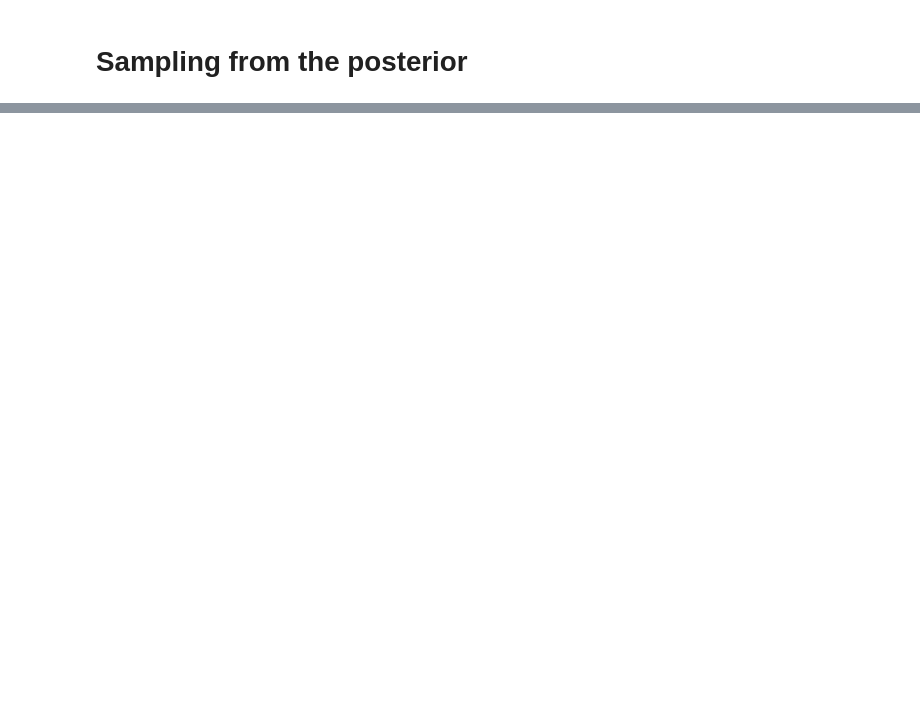
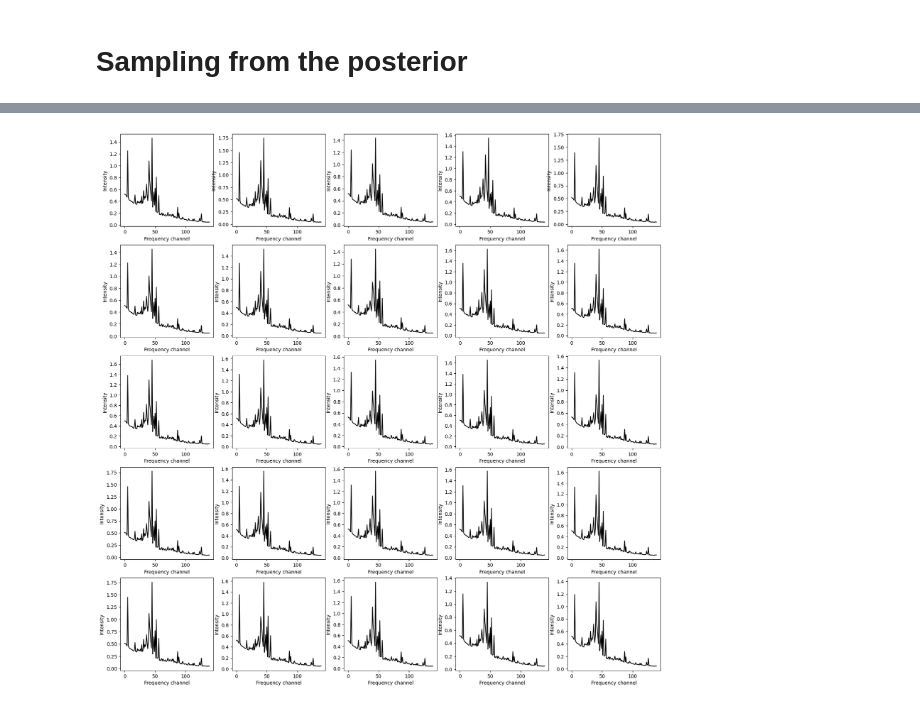
Before and after one commit to AlexandreAdam/RIM_xray_spectra, a Jupyter notebook: notebooks/score_xray_clusters.ipynb, the cells around one changed output, grey strips where cells are left out. Saved outputs shown, nothing was run; the diff lists cells and outputs as text; code cells hidden in the pictures; blank space fills up the shorter version.

```diff
--- a/notebooks/score_xray_clusters.ipynb
+++ b/notebooks/score_xray_clusters.ipynb
@@ -94,6 +94,6 @@ responses_data = pickle.load(open('RIM_clusters/rmfs_original.pkl', 'rb'))
 A_dataset = np.stack([responses_data[val][min_:max_,min_:max_].T for val in responses_data]) # Need to use the tranpose of the dataset, saved in wrong order
 # %%
-def likelihood_score_fn(t, x, y, A, sigma_n): # make sure to respect this signature (x, y, *args)
+def likelihood_score_fn(t, x, y, A, sigma_n, ridge=1e-1): # make sure to respect this signature (x, y, *args)
     """
     Annealed likelihood with the SDE of the diffusion model.
 
@@ -102,10 +102,18 @@ def likelihood_score_fn(t, x, y, A, sigma_n): # make sure to respect this signat
     accounts for that noise that is introduced during the diffusion in the model space.
 
     Derivation of this term e.g. in Adam et al. (2022) https://arxiv.org/abs/2211.03812 Appendix A
+
+    We also add a ridge regularisation to remove high frequency noise from the A @ A.T operator. This
+    is quite crucial since the operator A is a rather singular and badly behaved operator and will
+    have bad effects on the diffusion. This statement can be made more concrete by measuring the
+    Lipshitz constant of the likelihood score, which should not exceed 1 (to be done)
     """
-    precision = (sigma_n**2 + A @ A.T * score_model.sde.sigma(t)**2).inverse()
+    n = y.shape[0]
+    Sigma_y = torch.eye(n) * sigma_n**2
+    Sigma_t = (A @ A.T + ridge * torch.eye(n)) * score_model.sde.sigma(t)**2
+    precision = (Sigma_y + Sigma_t).inverse()
     y_pred = A @ x.squeeze() # remove channel dimension of x.
-    score = - (y - y_pred) @ precision @ (-A)
+    score = (y - y_pred).T @ precision @ A
     return score.unsqueeze(0) # give score back its channel dimensions
 # %%
 # sample a response matrix
@@ -158,0 +166,18 @@ posterior_samples = score_model.sample(n, shape, em_steps, score_fn, guidance_fa
+# %%
+# Now use score_fn with score_models sampling function introduced in version 0.4.7
+n = 25 # number of posterior samples to draw
+shape = [1, 140]
+em_steps = 200 # use more steps for posterior sampling
+guidance_factor = 1 # multiplicative factor for the likelihood. Use 1 for posterior sampling.
+posterior_samples = score_model.sample(n, shape, em_steps, score_fn, guidance_factor)
+# %%
+fig, axs = plt.subplots(5, 5, figsize=(20, 20))
+
+for i in range(5):
+    for j in range(5):
+        k = i * 5 + j
+        axs[i, j].plot(posterior_samples[k].cpu().squeeze(), "-k")
+        axs[i, j].set_xlabel("Frequency channel")
+        axs[i, j].set_ylabel("Intensity")
+# %% [output]
+[figure, added]
```
Also changed, not shown: parts of 21 cells of this notebook, 2 other files.
